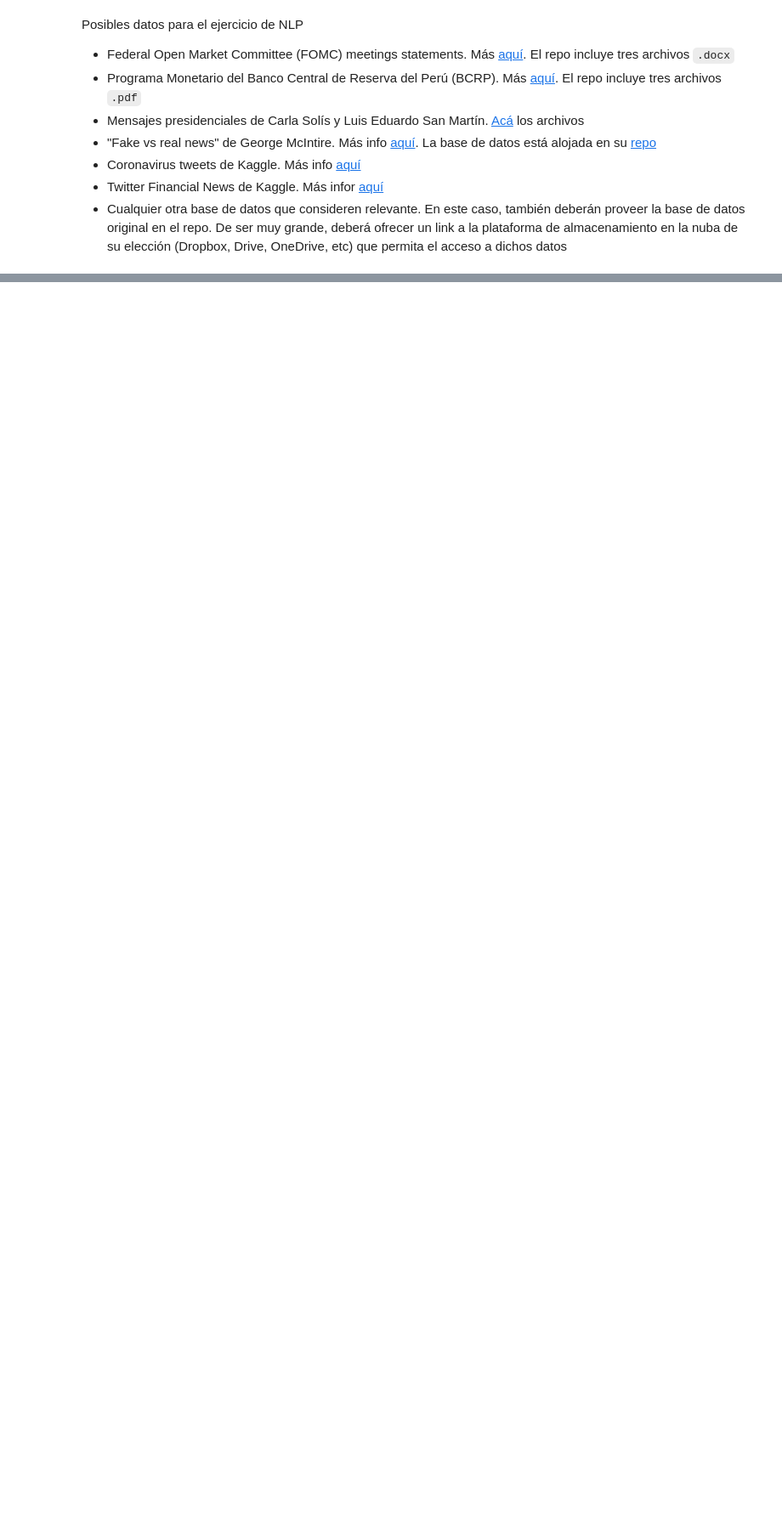
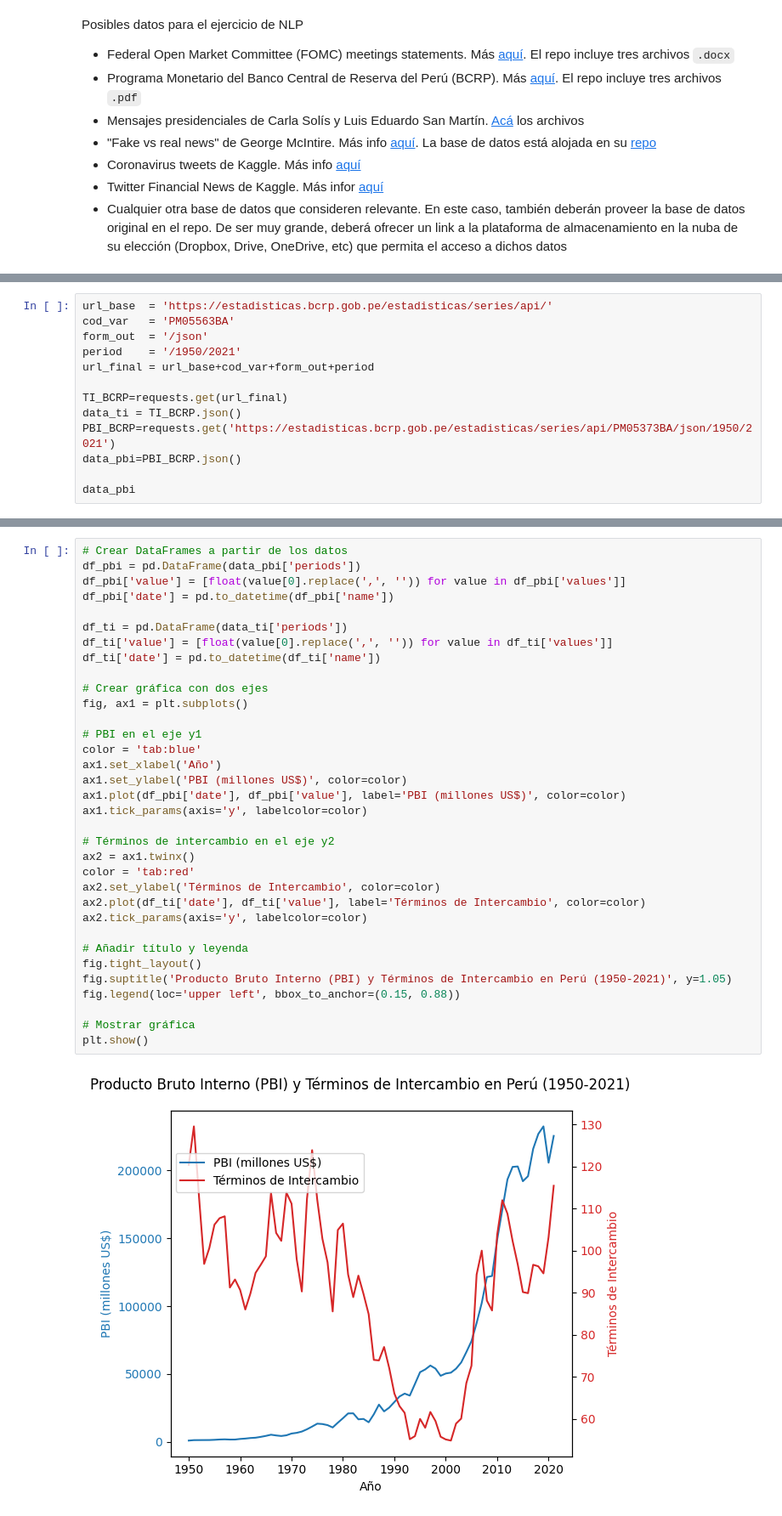
Before and after one commit to qlab-intro-python/proyecto-final-gustavo_elias_trabajo_final, a Jupyter notebook: proyecto_final_plantilla.ipynb, the cells around one changed output, grey strips where cells are left out. Shown at 85% size. Drawn from its saved outputs; the diff is of its cells as text; blank space fills up the shorter version.

```diff
--- a/proyecto_final_plantilla.ipynb
+++ b/proyecto_final_plantilla.ipynb
@@ -60,0 +67,13 @@ Posibles datos para el ejercicio de NLP
+# %%
+url_base  = 'https://estadisticas.bcrp.gob.pe/estadisticas/series/api/'
+cod_var   = 'PM05563BA'
+form_out  = '/json'
+period    = '/1950/2021'
+url_final = url_base+cod_var+form_out+period
+
+TI_BCRP=requests.get(url_final)
+data_ti = TI_BCRP.json()
+PBI_BCRP=requests.get('https://estadisticas.bcrp.gob.pe/estadisticas/series/api/PM05373BA/json/1950/2021')
+data_pbi=PBI_BCRP.json()
+
+data_pbi
@@ -60,0 +98,36 @@ Posibles datos para el ejercicio de NLP
+# %%
+# Crear DataFrames a partir de los datos
+df_pbi = pd.DataFrame(data_pbi['periods'])
+df_pbi['value'] = [float(value[0].replace(',', '')) for value in df_pbi['values']]
+df_pbi['date'] = pd.to_datetime(df_pbi['name'])
+
+df_ti = pd.DataFrame(data_ti['periods'])
+df_ti['value'] = [float(value[0].replace(',', '')) for value in df_ti['values']]
+df_ti['date'] = pd.to_datetime(df_ti['name'])
+
+# Crear gráfica con dos ejes
+fig, ax1 = plt.subplots()
+
+# PBI en el eje y1
+color = 'tab:blue'
+ax1.set_xlabel('Año')
+ax1.set_ylabel('PBI (millones US$)', color=color)
+ax1.plot(df_pbi['date'], df_pbi['value'], label='PBI (millones US$)', color=color)
+ax1.tick_params(axis='y', labelcolor=color)
+
+# Términos de intercambio en el eje y2
+ax2 = ax1.twinx()
+color = 'tab:red'
+ax2.set_ylabel('Términos de Intercambio', color=color)
+ax2.plot(df_ti['date'], df_ti['value'], label='Términos de Intercambio', color=color)
+ax2.tick_params(axis='y', labelcolor=color)
+
+# Añadir título y leyenda
+fig.tight_layout()
+fig.suptitle('Producto Bruto Interno (PBI) y Términos de Intercambio en Perú (1950-2021)', y=1.05)
+fig.legend(loc='upper left', bbox_to_anchor=(0.15, 0.88))
+
+# Mostrar gráfica
+plt.show()
+# %% [output]
+[figure, added]
```
Also changed, not shown: parts of 2 cells of this notebook.
